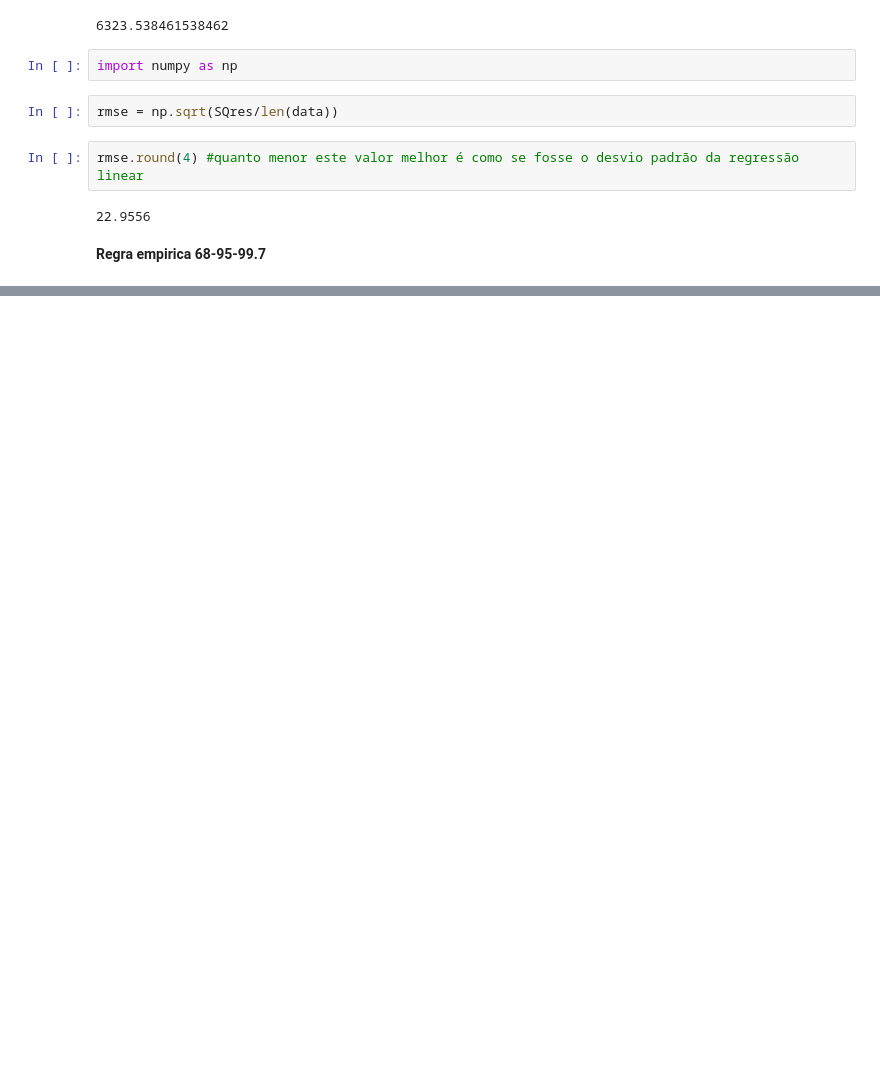
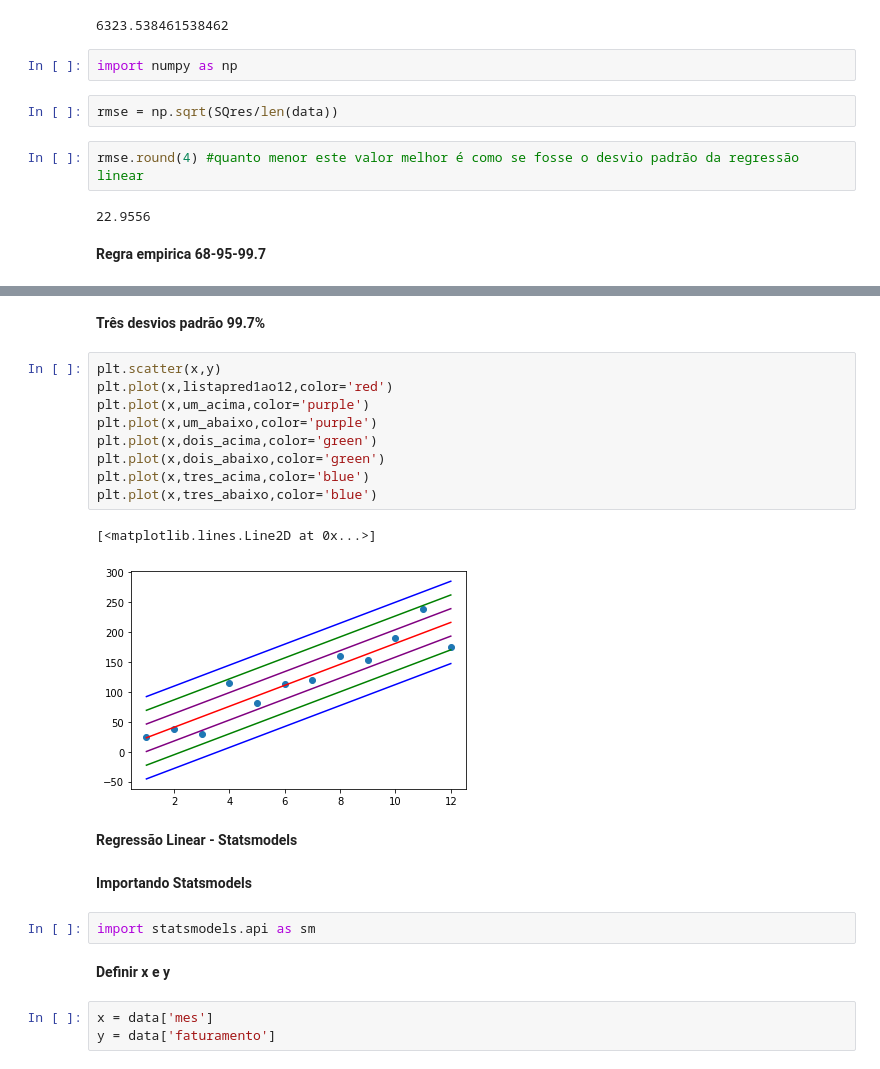
Before and after one commit to LucasRocha2308/Curso-Data-Science-e-Machine-Learning-com-Estatistica-e-Python, a Jupyter notebook: Estatistica_regressao_linear.ipynb, the cells around one changed output, grey strips where cells are left out. Cells and saved outputs as stored; diff of their text form; blank space fills up the shorter version.

```diff
--- a/Estatistica_regressao_linear.ipynb
+++ b/Estatistica_regressao_linear.ipynb
@@ -288,0 +320,25 @@ rmse.round(4) #quanto menor este valor melhor é como se fosse o desvio padrão
+# %% [markdown]
+**Três desvios padrão 99.7%**
+# %%
+plt.scatter(x,y)
+plt.plot(x,listapred1ao12,color='red')
+plt.plot(x,um_acima,color='purple')
+plt.plot(x,um_abaixo,color='purple')
+plt.plot(x,dois_acima,color='green')
+plt.plot(x,dois_abaixo,color='green')
+plt.plot(x,tres_acima,color='blue')
+plt.plot(x,tres_abaixo,color='blue')
+# %% [output]
+[<matplotlib.lines.Line2D at 0x...>]
+[figure, added]
+# %% [markdown]
+**Regressão Linear - Statsmodels**
+# %% [markdown]
+**Importando Statsmodels**
+# %%
+import statsmodels.api as sm
+# %% [markdown]
+**Definir x e y**
+# %%
+x = data['mes']
+y = data['faturamento']
```
Also changed, not shown: parts of 54 cells of this notebook.
